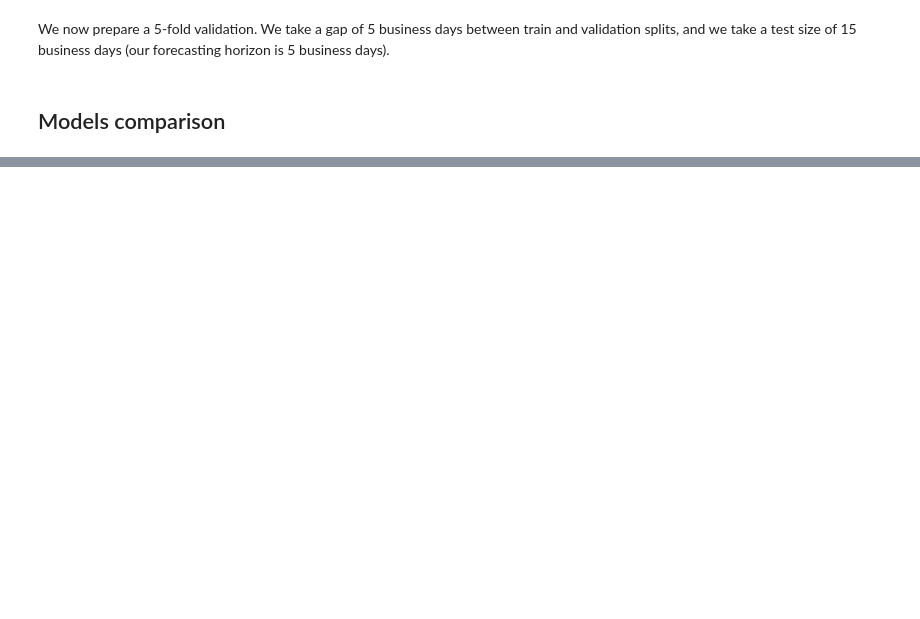
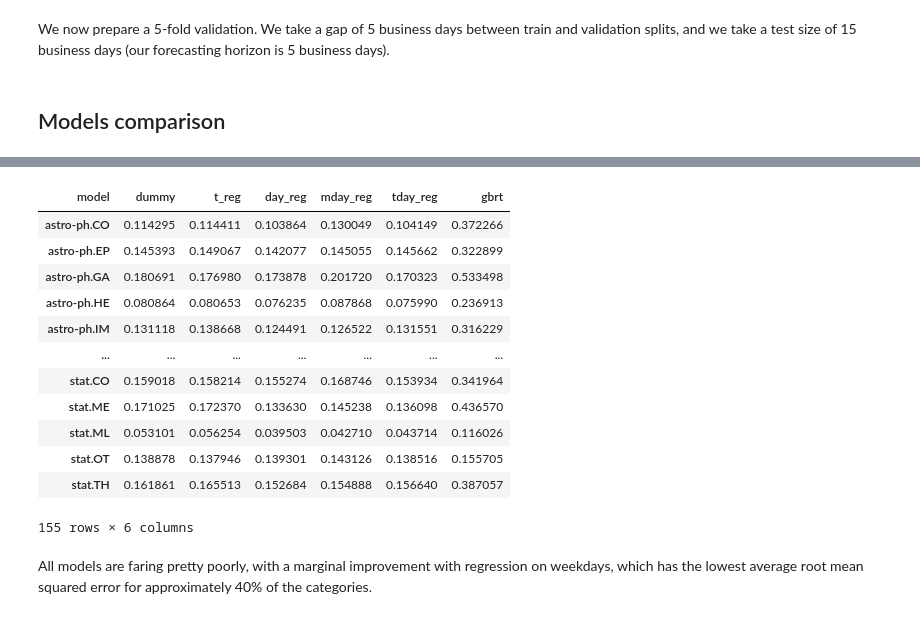
Before and after one commit to albesianor/arxiv-heatmap, a Jupyter notebook: notes/short-term-linear-regression.ipynb, the cells around one changed output, grey strips where cells are left out. Saved outputs shown, nothing was run; the diff lists cells and outputs as text; code cells hidden in the pictures; blank space fills up the shorter version.

Commit message:
feat: add linear regression model comparison

```diff
--- a/notes/short-term-linear-regression.ipynb
+++ b/notes/short-term-linear-regression.ipynb
@@ -54,7 +75,7 @@ We now prepare a 5-fold validation.  We take a gap of 5 business days between tr
 # %%
 from sklearn.model_selection import TimeSeriesSplit
 
-ts_cv = TimeSeriesSplit(n_splits=5, gap=5, test_size=15)
+ts_cv = TimeSeriesSplit(n_splits=5, test_size=15, max_train_size=150)
 
 splits = list(ts_cv.split(df_train))
 # %% [markdown]
@@ -103,0 +244,16 @@ print(lin_rmses)
+# %%
+results
+# %% [output]
+| model | dummy | t_reg | day_reg | mday_reg | tday_reg | gbrt |
+| astro-ph.CO | 0.114295 | 0.114411 | 0.103864 | 0.130049 | 0.104149 | 0.372266 |
+| astro-ph.EP | 0.145393 | 0.149067 | 0.142077 | 0.145055 | 0.145662 | 0.322899 |
+| astro-ph.GA | 0.180691 | 0.176980 | 0.173878 | 0.201720 | 0.170323 | 0.533498 |
+| astro-ph.HE | 0.080864 | 0.080653 | 0.076235 | 0.087868 | 0.075990 | 0.236913 |
+| astro-ph.IM | 0.131118 | 0.138668 | 0.124491 | 0.126522 | 0.131551 | 0.316229 |
+| ... | ... | ... | ... | ... | ... | ... |
+| stat.CO | 0.159018 | 0.158214 | 0.155274 | 0.168746 | 0.153934 | 0.341964 |
+| stat.ME | 0.171025 | 0.172370 | 0.133630 | 0.145238 | 0.136098 | 0.436570 |
+| stat.ML | 0.053101 | 0.056254 | 0.039503 | 0.042710 | 0.043714 | 0.116026 |
+| stat.OT | 0.138878 | 0.137946 | 0.139301 | 0.143126 | 0.138516 | 0.155705 |
+| stat.TH | 0.161861 | 0.165513 | 0.152684 | 0.154888 | 0.156640 | 0.387057 |
+155 rows × 6 columns
@@ -103,0 +262,2 @@ print(lin_rmses)
+# %% [markdown]
+All models are faring pretty poorly, with a marginal improvement with regression on weekdays, which has the lowest average root mean squared error for approximately 40% of the categories.
```
Also changed, not shown: parts of 8 cells of this notebook, 1 other file.
